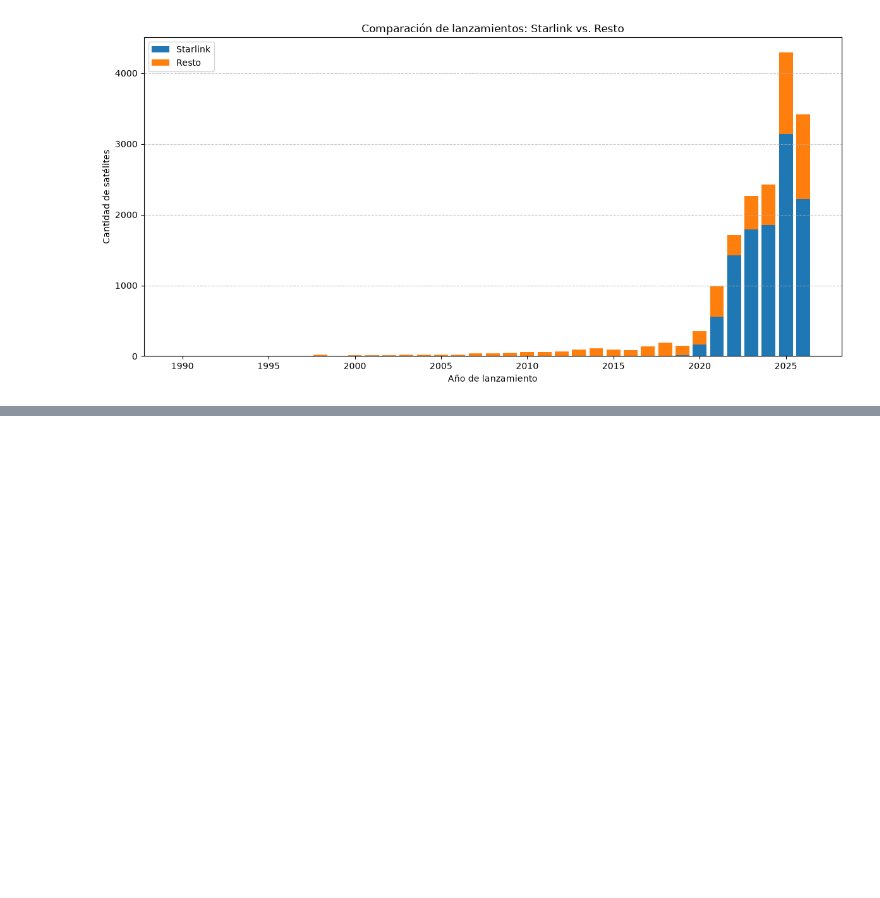
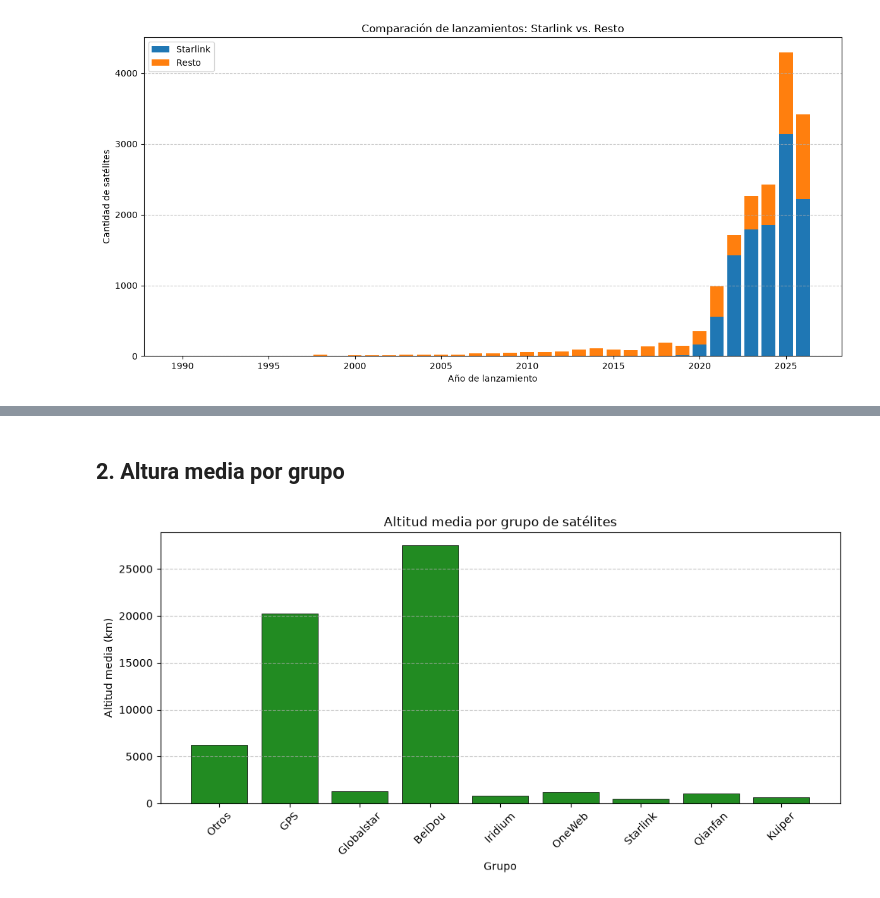
Before and after one commit to don-satur/proyesat, a Jupyter notebook: etapa_2/informe.ipynb, the cells around one changed output, grey strips where cells are left out. Saved outputs shown, nothing was run; the diff lists cells and outputs as text; code cells hidden in the pictures; blank space fills up the shorter version.

Commit message:
agrego 'altura media por grupo', 'altitudes en órbita baja' y sus correspondientes gráficos

```diff
--- a/etapa_2/informe.ipynb
+++ b/etapa_2/informe.ipynb
@@ -78,0 +85,7 @@ graficar_lanzamientos_apilados(
+# %% [markdown]
+## 2. Altura media por grupo
+# %%
+resumen = resumen_por_grupo(satelites)
+graficar_altitud_media(resumen)
+# %% [output]
+[figure, added]
```
Also changed, not shown: parts of 5 cells of this notebook.
